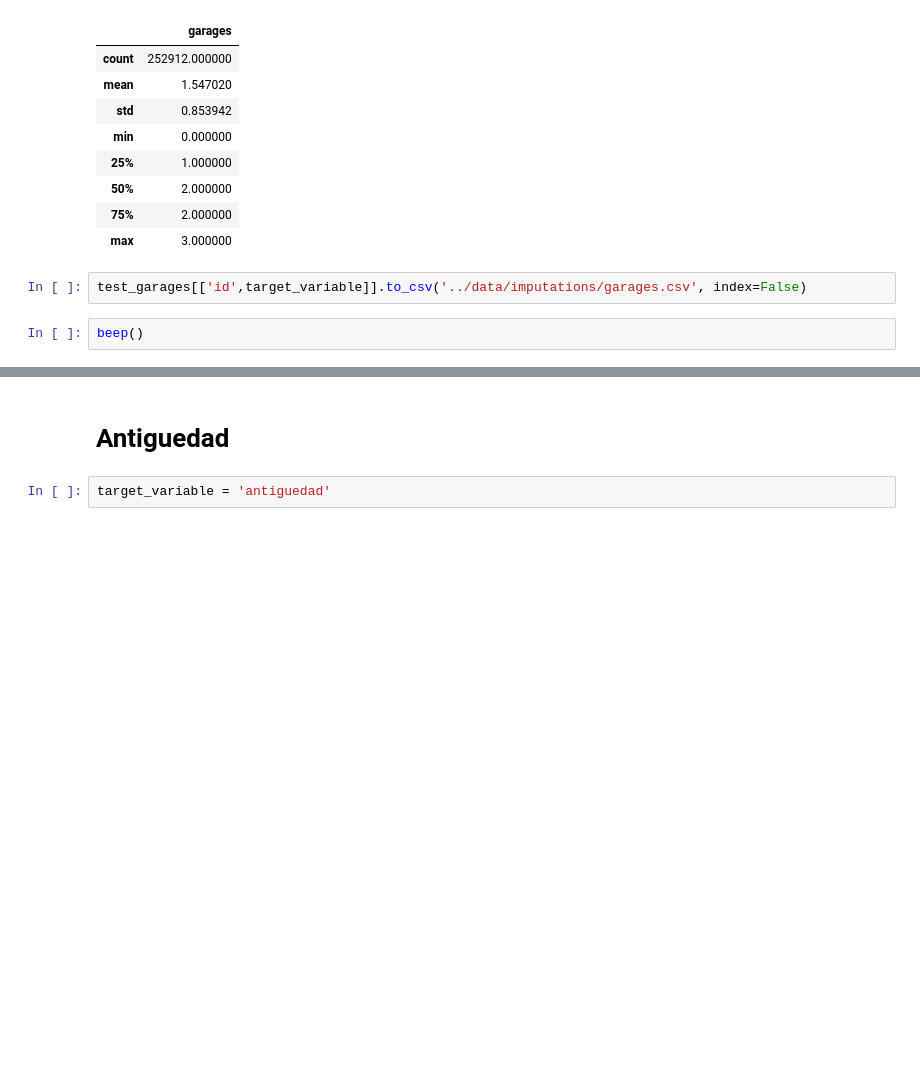
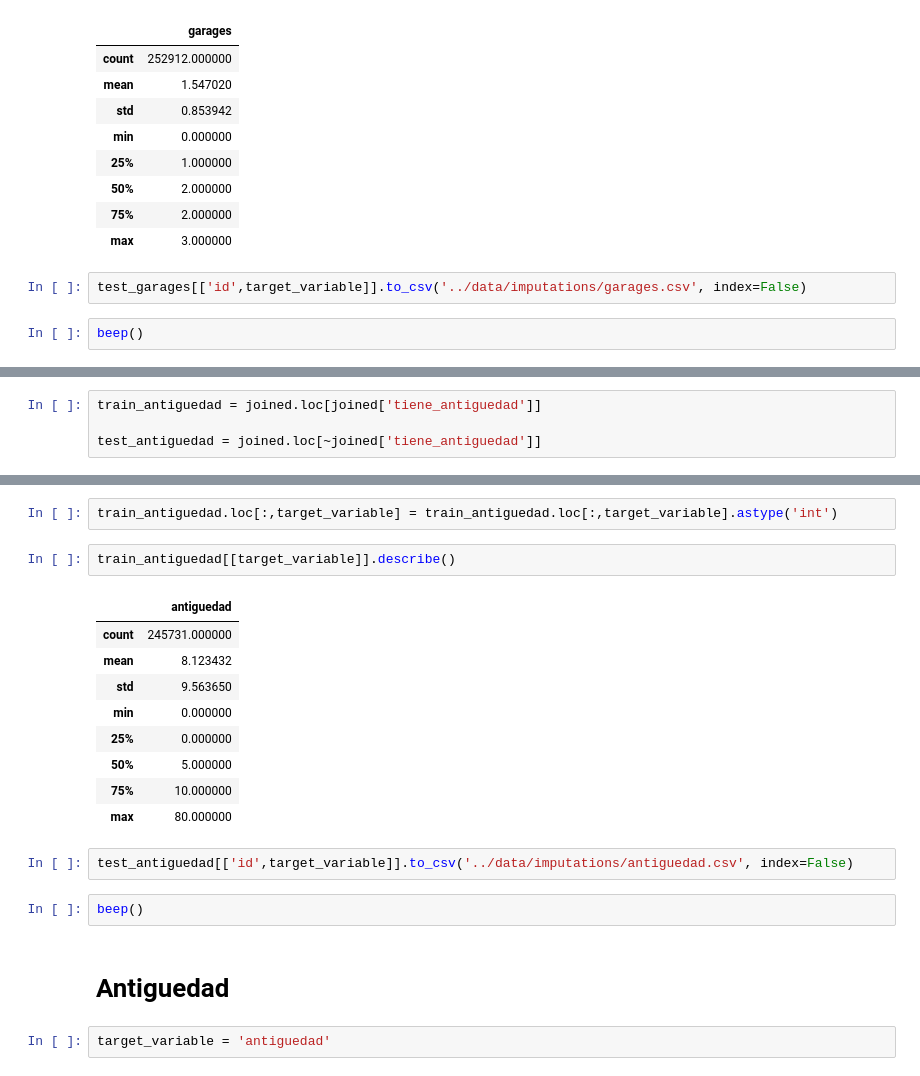
Before and after one commit to rozanecm/7506_tp2_2c2019, a Jupyter notebook: notebooks/fillna with ml by rozanecm.ipynb, the cells around one changed output, grey strips where cells are left out. Cells and saved outputs as stored; diff of their text form; blank space fills up the shorter version.

```diff
--- a/notebooks/fillna with ml by rozanecm.ipynb
+++ b/notebooks/fillna with ml by rozanecm.ipynb
@@ -791,0 +809,4 @@ beep()
+# %%
+train_antiguedad = joined.loc[joined['tiene_antiguedad']]
+
+test_antiguedad = joined.loc[~joined['tiene_antiguedad']]
@@ -792,3 +868,21 @@ beep()
+# %%
+train_antiguedad.loc[:,target_variable] = train_antiguedad.loc[:,target_variable].astype('int')
+# %%
+train_antiguedad[[target_variable]].describe()
+# %% [output]
+|  | antiguedad |
+| count | 245731.000000 |
+| mean | 8.123432 |
+| std | 9.563650 |
+| min | 0.000000 |
+| 25% | 0.000000 |
+| 50% | 5.000000 |
+| 75% | 10.000000 |
+| max | 80.000000 |
+# %%
+test_antiguedad[['id',target_variable]].to_csv('../data/imputations/antiguedad.csv', index=False)
+# %%
+beep()
 # %% [markdown]
 # Antiguedad
 # %%
```
Also changed, not shown: parts of 11 cells of this notebook, 1 other file.
